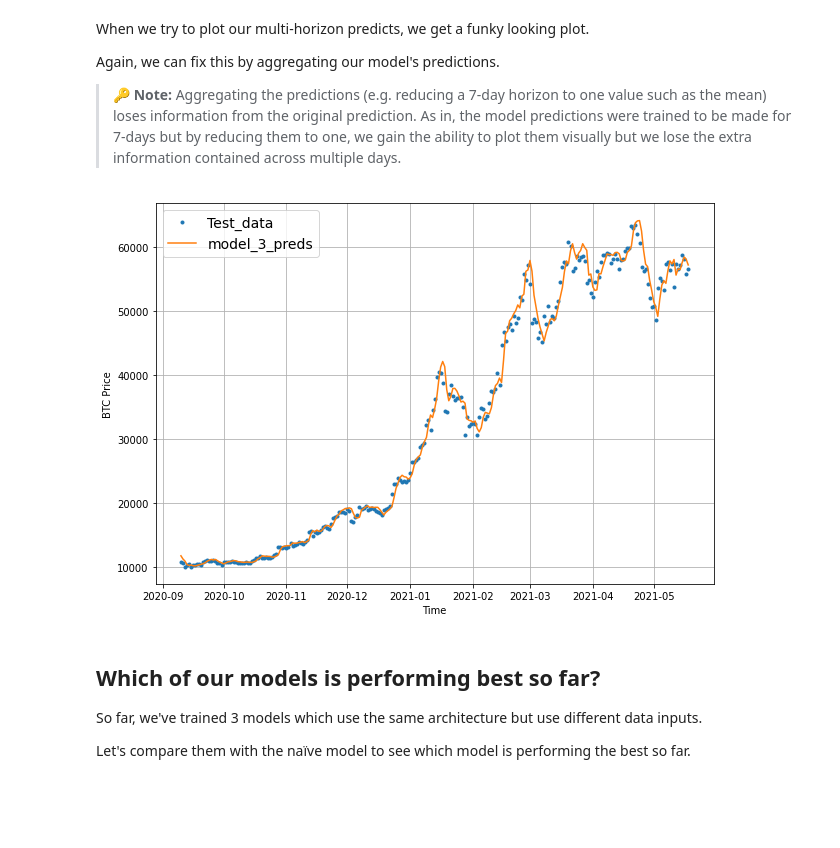
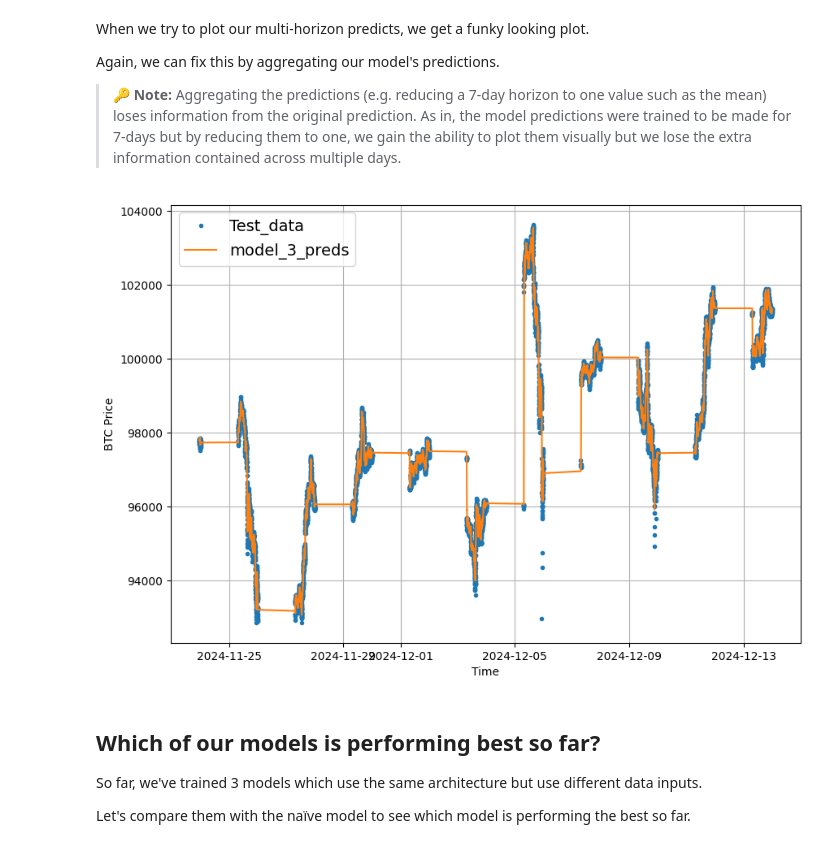
Before and after one commit to Garcialejan/Tensorflow_deep_learning_theory, a Jupyter notebook: Theory_notebooks/10_time_series_forecasting_in_tensorflow.ipynb, the cells around one changed output. Cells and saved outputs as stored; diff of their text form; code cells hidden in the pictures; blank space fills up the shorter version.

```diff
--- a/Theory_notebooks/10_time_series_forecasting_in_tensorflow.ipynb
+++ b/Theory_notebooks/10_time_series_forecasting_in_tensorflow.ipynb
@@ -776,7 +802,7 @@ WINDOW_SIZE = 7 # use a week worth of timesteps to predict the horizon
 Now we'll write a function to take in an array and turn it into a window and horizon.
 # %%
 # Create function to label windowed data
-def get_labelled_windows(x, horizon=1):
+def get_labelled_windows(x, horizon=HORIZON):
   """
   Creates labels for windowed dataset.
 
@@ -812,8 +838,13 @@ Let's write a function which:
 
 > 📖 **Resource:** The function created below has been adapted from Syafiq Kamarul Azman's article [*Fast and Robust Sliding Window Vectorization with NumPy*](https://towardsdatascience.com/fast-and-robust-sliding-window-vectorization-with-numpy-3ad950ed62f5).
 # %%
+import numpy as np
+
+HORIZON = 1 # predict next minute
+WINDOW_SIZE = 60 # # use previous hour of data
+
 # Create function to view NumPy arrays as windows
-def make_windows(x, window_size=7, horizon=1):
+def make_windows(x, window_size=WINDOW_SIZE, horizon=HORIZON):
   """
   Turns a 1D array into a 2D array of sequential windows of window_size.
   """
@@ -1270,6 +1412,6 @@ First, we'll update the `HORIZON` and `WINDOW_SIZE` variables and create windowe
 # %%
-HORIZON = 7
-WINDOW_SIZE = 30
+HORIZON = 10
+WINDOW_SIZE = 60
 
 full_windows, full_labels = make_windows(prices, window_size=WINDOW_SIZE, horizon=HORIZON)
 len(full_windows), len(full_labels)
@@ -1332,6 +1464,6 @@ model_3.evaluate(test_windows, test_labels)
 To compare apples to apples (best performing model to best performing model), we've got to load in the best version of `model_3`.
 # %%
 # Load in best version of model_3 and evaluate
-model_3 = tf.keras.models.load_model("model_experiments/model_3_dense/")
+model_3 = tf.keras.models.load_model("time_series_model_experiments/model_3_dense.keras")
 model_3.evaluate(test_windows, test_labels)
 # %% [output]
@@ -1450,20 +1593,23 @@ Again, we can fix this by aggregating our model's predictions.
 
 > 🔑 **Note:** Aggregating the predictions (e.g. reducing a 7-day horizon to one value such as the mean) loses information from the original prediction. As in, the model predictions were trained to be made for 7-days but by reducing them to one, we gain the ability to plot them visually but we lose the extra information contained across multiple days.
 # %%
-offset = 300
+week_minutes_timesteps = 7*24*60
+offset = len_test_data - week_minutes_timesteps
+
 plt.figure(figsize=(10, 7))
 # Plot model_3_preds by aggregating them (note: this condenses information so the preds will look fruther ahead than the test data)
 plot_time_series(timesteps=X_test[-len(test_windows):],
                  values=test_labels[:, 0],
                  start=offset,
                  label="Test_data")
+
 plot_time_series(timesteps=X_test[-len(test_windows):],
-                 values=tf.reduce_mean(model_3_preds, axis=1),
+                 values=tf.reduce_mean(model_3_preds, axis=1), # We aggregate the values of the prediction
                  format="-",
                  start=offset,
                  label="model_3_preds")
 # %% [output]
-[figure, old version]
+[figure, new version]
 # %% [markdown]
 ## Which of our models is performing best so far?
 
```
Also changed, not shown: parts of 77 cells of this notebook, 2 other files.
